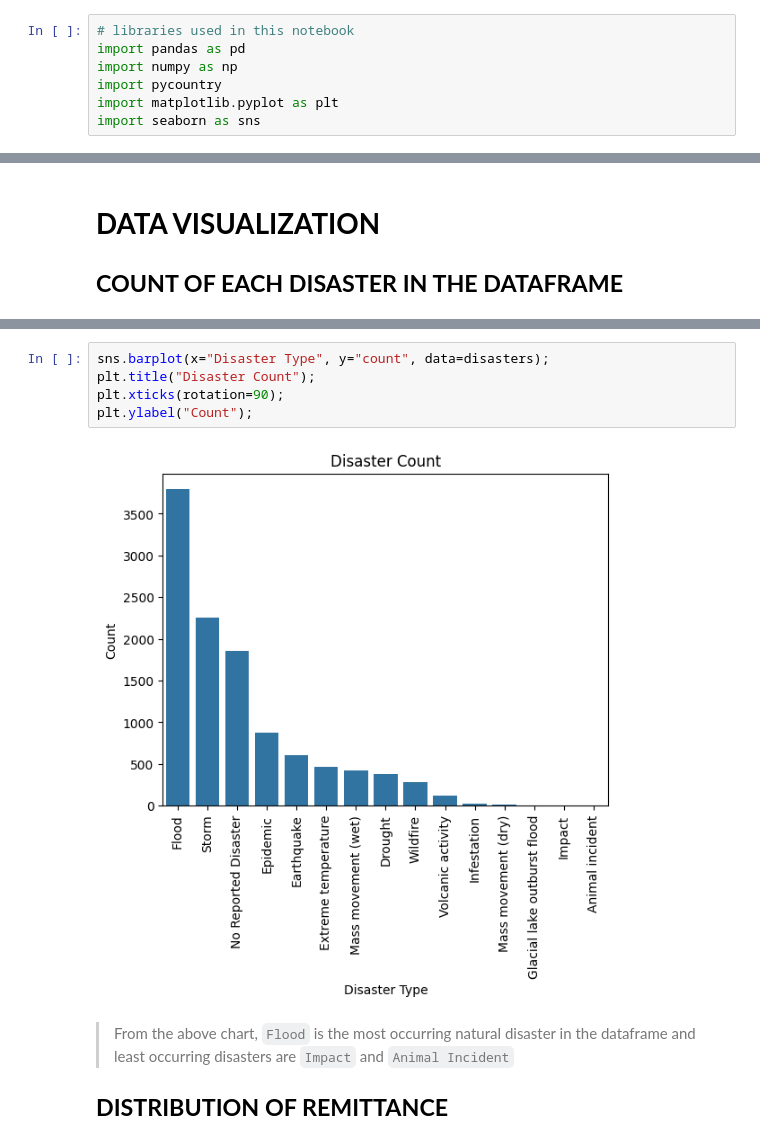
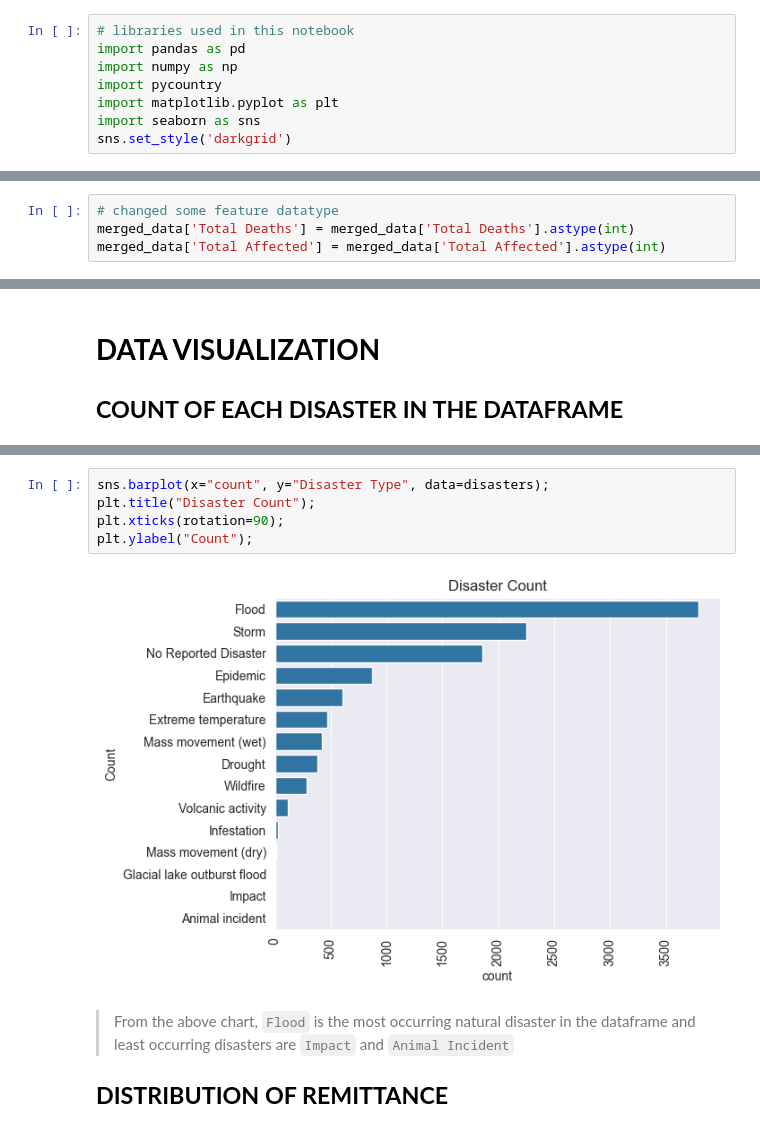
Before and after one commit to PowerBIhamoye/NaturalDisasterRemittanceFlow, a Jupyter notebook: remittance.ipynb, the cells around one changed output, grey strips where cells are left out. Drawn from its saved outputs; the diff is of its cells as text.

Commit message:
Visuals to explore relationship

```diff
--- a/remittance.ipynb
+++ b/remittance.ipynb
@@ -7,6 +7,7 @@ import numpy as np
 import pycountry
 import matplotlib.pyplot as plt
 import seaborn as sns
+sns.set_style('darkgrid')
 # %%
 # loading datasets
 world_bank = pd.read_csv("./Dataset/API_BX.TRF.PWKR.DT.GD.ZS_DS2_en_csv_v2_245443.csv", skiprows = 4)
@@ -446,3 +447,7 @@ Data columns (total 7 columns):
  6   Disaster Type   11095 non-null  object
 dtypes: float64(3), object(4)
 memory usage: 606.9+ KB
+# %%
+# changed some feature datatype
+merged_data['Total Deaths'] = merged_data['Total Deaths'].astype(int)
+merged_data['Total Affected'] = merged_data['Total Affected'].astype(int)
@@ -474,10 +486,10 @@ disasters
 # %%
-sns.barplot(x="Disaster Type", y="count", data=disasters);
+sns.barplot(x="count", y="Disaster Type", data=disasters);
 plt.title("Disaster Count");
 plt.xticks(rotation=90);
 plt.ylabel("Count");
 # %% [output]
-[figure, old version]
+[figure, new version]
 # %% [markdown]
 > From the above chart, `Flood` is the most occurring natural disaster in the dataframe and least occurring disasters are `Impact` and `Animal Incident`
 
```
Also changed, not shown: parts of 26 cells of this notebook.
